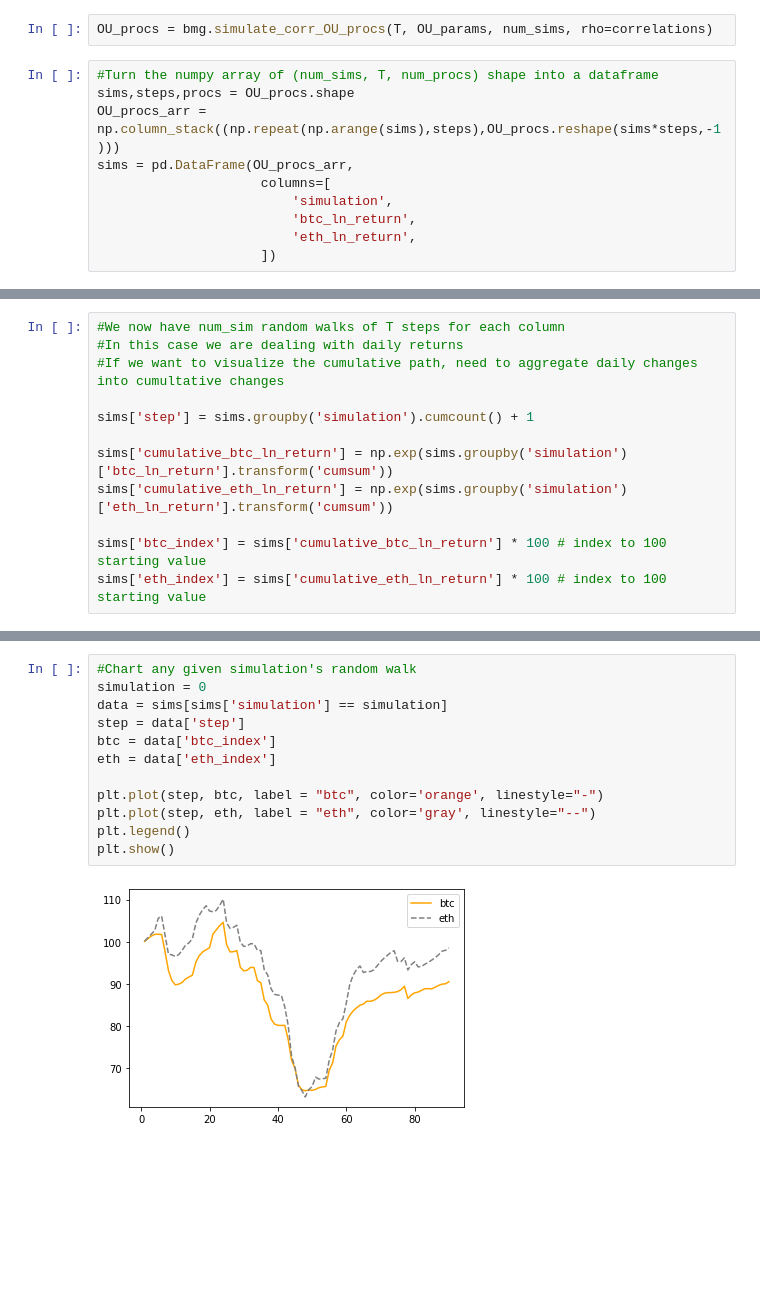
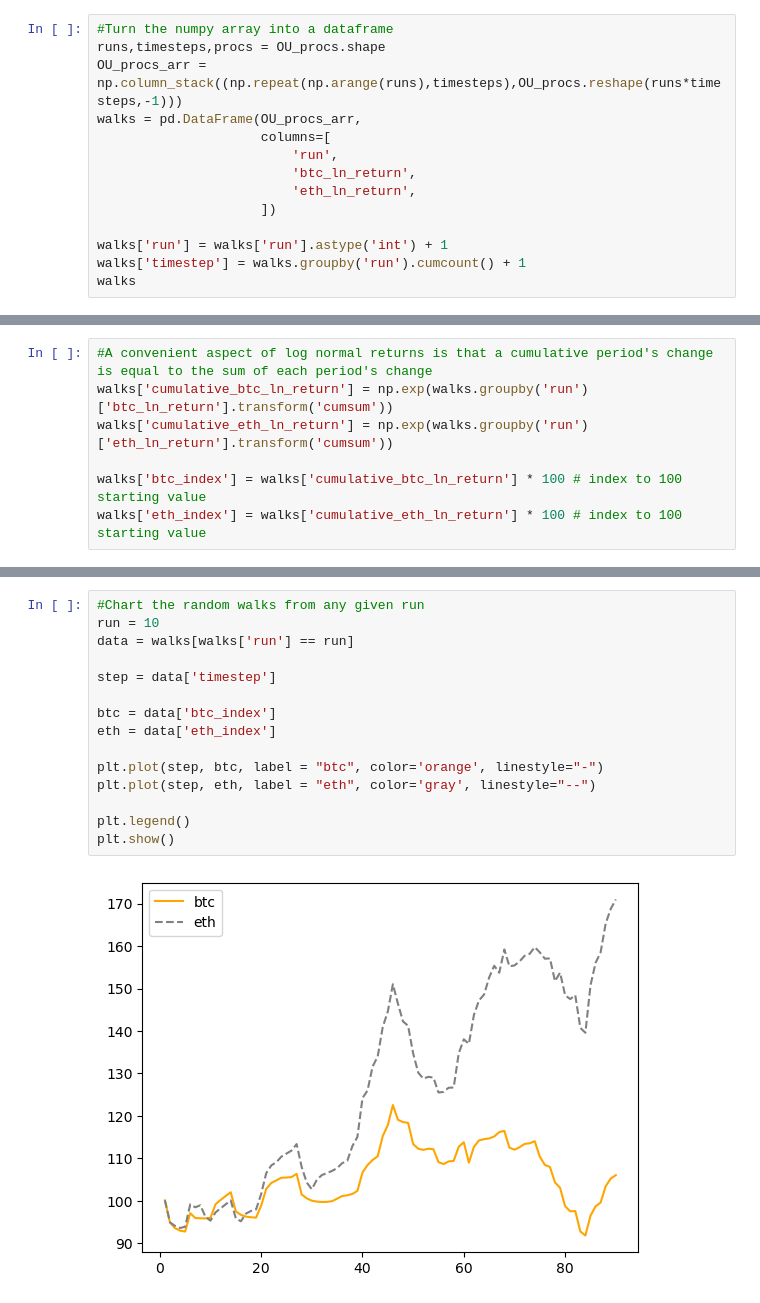
Before and after one commit to mattyTokenomics/brownian_motion_generator, a Jupyter notebook: btc_and_eth_tutorial.ipynb, the cells around one changed output, grey strips where cells are left out. Cells and saved outputs as stored; diff of their text form; blank space fills up the shorter version.

```diff
--- a/btc_and_eth_tutorial.ipynb
+++ b/btc_and_eth_tutorial.ipynb
@@ -88,12 +100,14 @@ correlations = df[
-# %%
-OU_procs = bmg.simulate_corr_OU_procs(T, OU_params, num_sims, rho=correlations)
 # %%
-#Turn the numpy array of (num_sims, T, num_procs) shape into a dataframe
-sims,steps,procs = OU_procs.shape
-OU_procs_arr = np.column_stack((np.repeat(np.arange(sims),steps),OU_procs.reshape(sims*steps,-1)))
-sims = pd.DataFrame(OU_procs_arr,
+#Turn the numpy array into a dataframe
+runs,timesteps,procs = OU_procs.shape
+OU_procs_arr = np.column_stack((np.repeat(np.arange(runs),timesteps),OU_procs.reshape(runs*timesteps,-1)))
+walks = pd.DataFrame(OU_procs_arr,
                      columns=[
-                         'simulation',
+                         'run',
                          'btc_ln_return',
                          'eth_ln_return',
                      ])
+
+walks['run'] = walks['run'].astype('int') + 1
+walks['timestep'] = walks.groupby('run').cumcount() + 1
+walks
@@ -100,12 +138,7 @@ sims = pd.DataFrame(OU_procs_arr,
 # %%
-#We now have num_sim random walks of T steps for each column
-#In this case we are dealing with daily returns
-#If we want to visualize the cumulative path, need to aggregate daily changes into cumultative changes
+#A convenient aspect of log normal returns is that a cumulative period's change is equal to the sum of each period's change
+walks['cumulative_btc_ln_return'] = np.exp(walks.groupby('run')['btc_ln_return'].transform('cumsum'))
+walks['cumulative_eth_ln_return'] = np.exp(walks.groupby('run')['eth_ln_return'].transform('cumsum'))
 
-sims['step'] = sims.groupby('simulation').cumcount() + 1
-
-sims['cumulative_btc_ln_return'] = np.exp(sims.groupby('simulation')['btc_ln_return'].transform('cumsum'))
-sims['cumulative_eth_ln_return'] = np.exp(sims.groupby('simulation')['eth_ln_return'].transform('cumsum'))
-
-sims['btc_index'] = sims['cumulative_btc_ln_return'] * 100 # index to 100 starting value
-sims['eth_index'] = sims['cumulative_eth_ln_return'] * 100 # index to 100 starting value
+walks['btc_index'] = walks['cumulative_btc_ln_return'] * 100 # index to 100 starting value
+walks['eth_index'] = walks['cumulative_eth_ln_return'] * 100 # index to 100 starting value
@@ -130,15 +158,18 @@ final_steps[['btc_index','eth_index']].describe()
 # %%
-#Chart any given simulation's random walk
-simulation = 0
-data = sims[sims['simulation'] == simulation]
-step = data['step']
+#Chart the random walks from any given run
+run = 10
+data = walks[walks['run'] == run]
+
+step = data['timestep']
+
 btc = data['btc_index']
 eth = data['eth_index']
 
 plt.plot(step, btc, label = "btc", color='orange', linestyle="-")
 plt.plot(step, eth, label = "eth", color='gray', linestyle="--")
+
 plt.legend()
 plt.show()
 # %% [output]
-[figure, old version]
+[figure, new version]
 # %%
```
Also changed, not shown: parts of 14 cells of this notebook, 3 other files.
